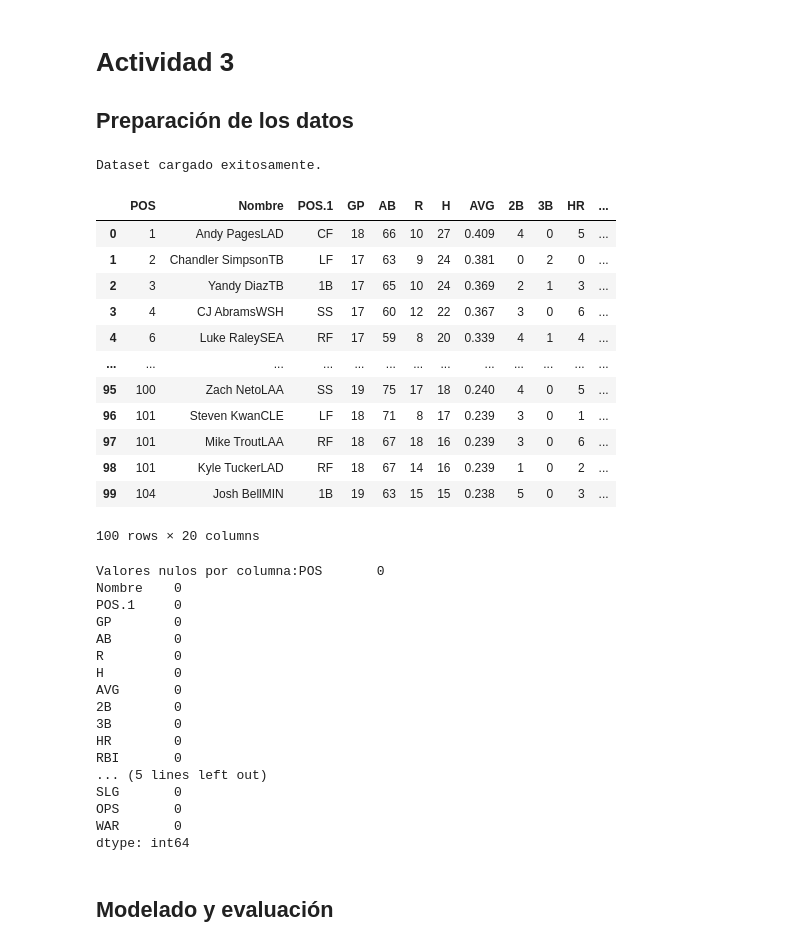
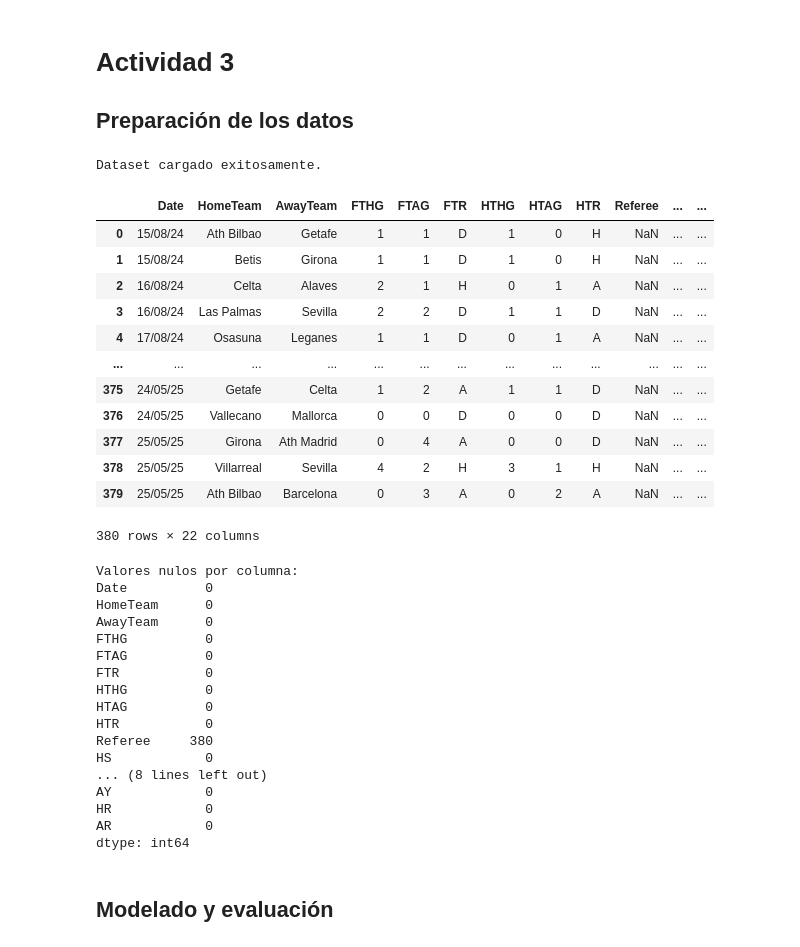
Before and after one commit to ArturLazurenko/CienciaDeDatos, a Jupyter notebook: Semana 4/Actividad 3/Actividad3.ipynb, the cells around one changed output. Drawn from its saved outputs; the diff is of its cells as text; code cells hidden in the pictures.

```diff
--- a/Semana 4/Actividad 3/Actividad3.ipynb
+++ b/Semana 4/Actividad 3/Actividad3.ipynb
@@ -4,48 +4,46 @@
 # %%
 import pandas as pd
 
-# Cargar el dataset
 try:
-    df = pd.read_csv('../DataSets/Beisbol.csv')
+    df = pd.read_csv('../Datasets/season-2425.csv')
     print("Dataset cargado exitosamente.")
 except FileNotFoundError:
-    print("Error: No se encontró el archivo .csv. Por favor, cárgalo en el entorno.")
+    print("Error: No se encontró el archivo.")
 
 display(df)
 
-# Verificar si hay valores nulos
-print(f"Valores nulos por columna:{df.isnull().sum()}")
+print(f"Valores nulos por columna:\n{df.isnull().sum()}")
 # %% [output]
 Dataset cargado exitosamente.
-|  | POS | Nombre | POS.1 | GP | AB | R | H | AVG | 2B | 3B | HR | ... |
-| 0 | 1 | Andy PagesLAD | CF | 18 | 66 | 10 | 27 | 0.409 | 4 | 0 | 5 | ... |
-| 1 | 2 | Chandler SimpsonTB | LF | 17 | 63 | 9 | 24 | 0.381 | 0 | 2 | 0 | ... |
-| 2 | 3 | Yandy DiazTB | 1B | 17 | 65 | 10 | 24 | 0.369 | 2 | 1 | 3 | ... |
-| 3 | 4 | CJ AbramsWSH | SS | 17 | 60 | 12 | 22 | 0.367 | 3 | 0 | 6 | ... |
-| 4 | 6 | Luke RaleySEA | RF | 17 | 59 | 8 | 20 | 0.339 | 4 | 1 | 4 | ... |
+|  | Date | HomeTeam | AwayTeam | FTHG | FTAG | FTR | HTHG | HTAG | HTR | Referee | ... | ... |
+| 0 | 15/08/24 | Ath Bilbao | Getafe | 1 | 1 | D | 1 | 0 | H | NaN | ... | ... |
+| 1 | 15/08/24 | Betis | Girona | 1 | 1 | D | 1 | 0 | H | NaN | ... | ... |
+| 2 | 16/08/24 | Celta | Alaves | 2 | 1 | H | 0 | 1 | A | NaN | ... | ... |
+| 3 | 16/08/24 | Las Palmas | Sevilla | 2 | 2 | D | 1 | 1 | D | NaN | ... | ... |
+| 4 | 17/08/24 | Osasuna | Leganes | 1 | 1 | D | 0 | 1 | A | NaN | ... | ... |
 | ... | ... | ... | ... | ... | ... | ... | ... | ... | ... | ... | ... | ... |
-| 95 | 100 | Zach NetoLAA | SS | 19 | 75 | 17 | 18 | 0.240 | 4 | 0 | 5 | ... |
-| 96 | 101 | Steven KwanCLE | LF | 18 | 71 | 8 | 17 | 0.239 | 3 | 0 | 1 | ... |
-| 97 | 101 | Mike TroutLAA | RF | 18 | 67 | 18 | 16 | 0.239 | 3 | 0 | 6 | ... |
-| 98 | 101 | Kyle TuckerLAD | RF | 18 | 67 | 14 | 16 | 0.239 | 1 | 0 | 2 | ... |
-| 99 | 104 | Josh BellMIN | 1B | 19 | 63 | 15 | 15 | 0.238 | 5 | 0 | 3 | ... |
+| 375 | 24/05/25 | Getafe | Celta | 1 | 2 | A | 1 | 1 | D | NaN | ... | ... |
+| 376 | 24/05/25 | Vallecano | Mallorca | 0 | 0 | D | 0 | 0 | D | NaN | ... | ... |
+| 377 | 25/05/25 | Girona | Ath Madrid | 0 | 4 | A | 0 | 0 | D | NaN | ... | ... |
+| 378 | 25/05/25 | Villarreal | Sevilla | 4 | 2 | H | 3 | 1 | H | NaN | ... | ... |
+| 379 | 25/05/25 | Ath Bilbao | Barcelona | 0 | 3 | A | 0 | 2 | A | NaN | ... | ... |
-100 rows × 20 columns
+380 rows × 22 columns
-Valores nulos por columna:POS       0
-Nombre    0
-POS.1     0
-GP        0
-AB        0
-R         0
-H         0
-AVG       0
-2B        0
-3B        0
-HR        0
-RBI       0
-... (5 lines left out)
-SLG       0
-OPS       0
-WAR       0
+Valores nulos por columna:
+Date          0
+HomeTeam      0
+AwayTeam      0
+FTHG          0
+FTAG          0
+FTR           0
+HTHG          0
+HTAG          0
+HTR           0
+Referee     380
+HS            0
+... (8 lines left out)
+AY            0
+HR            0
+AR            0
 dtype: int64
 # %% [markdown]
 ## Modelado y evaluación
```
Also changed, not shown: parts of 4 cells of this notebook, 2 other files.
